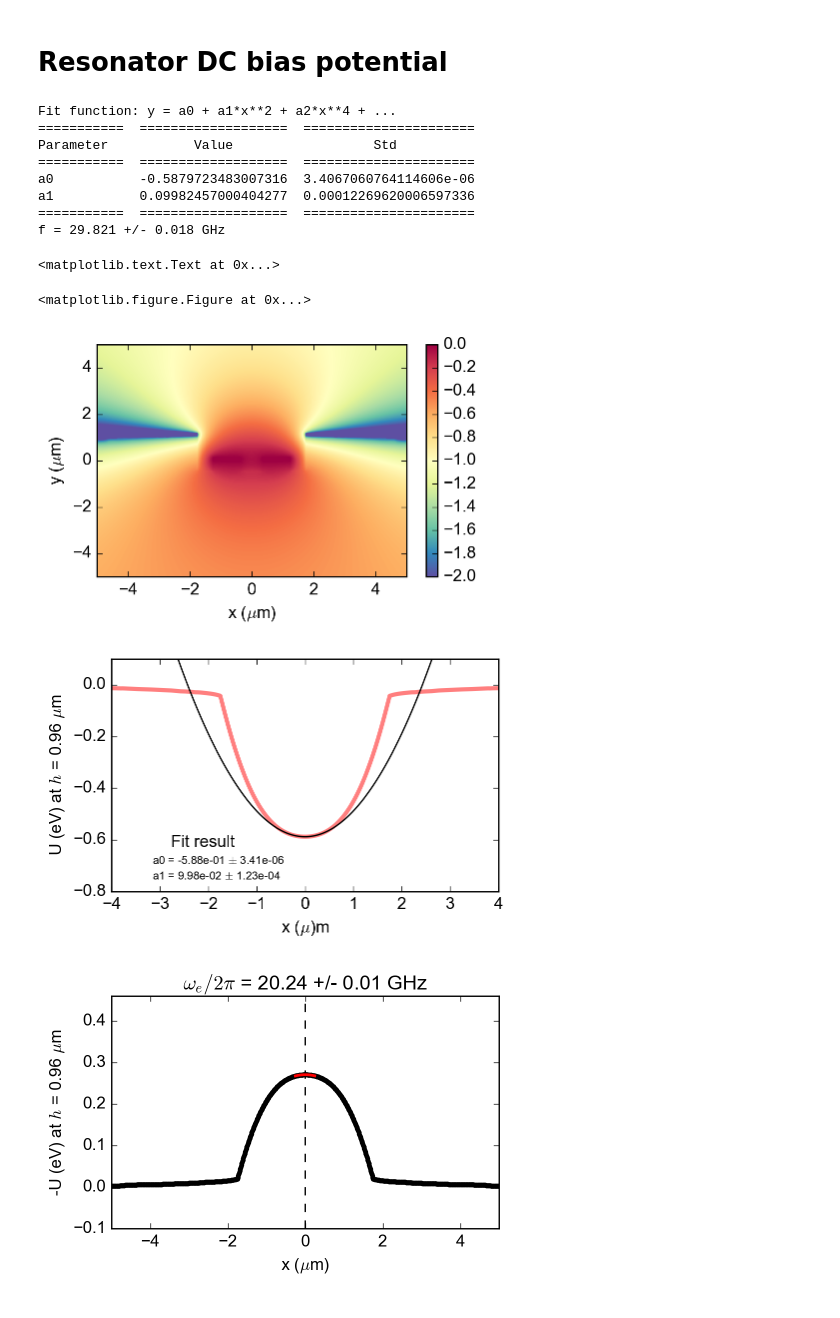
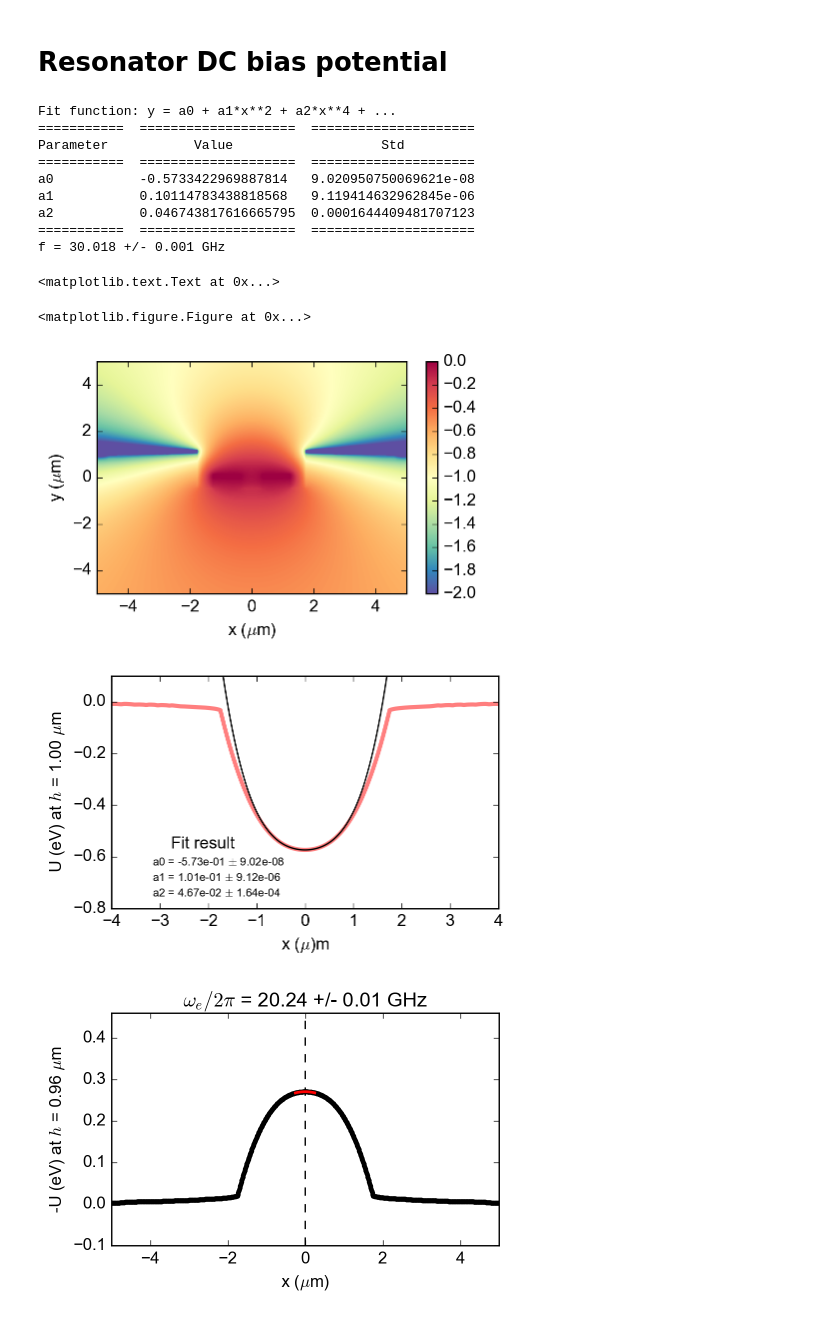
Before and after one commit to gkoolstra/ipython-notebooks, a Jupyter notebook: 20160530 - Master simulation notebook.ipynb, the cells around one changed output. Cells and saved outputs as stored; diff of their text form; code cells hidden in the pictures.

```diff
--- a/20160530 - Master simulation notebook.ipynb
+++ b/20160530 - Master simulation notebook.ipynb
@@ -79,9 +79,3 @@ The mean electric field over the range (-0.25, 0.25) is 0.3237 V/um.
 # Level meter curve
 # %% [markdown]
 Remember that this data needs to come from the simulation in Maxwell from the RF potential and the differential mode. This means one pin should be on a positive voltage, whereas the other pin has the same voltage, but opposite sign.
-# %%
-# Load the data from the dsp file:
-path=r"/Volumes/slab/Gerwin/Electron on helium/Maxwell/M018 Yggdrasil/M018V6/V6.3/RFFieldMagE/channel_1100nm_L3etchT_450nm.dsp"
-#path = r'/mnt/s/_Data/160513 - EonHe M016v5/data/simulation/Maxwell/160525 - Resonator XZ cut/160530 - M016v5 resonator xz cut magE.dsp'
-#path = r'S:\_Data\160513 - EonHe M016v5\data\simulation\Maxwell\160525 - Resonator XZ cut\160530 - M016v5 resonator xz cut magE.dsp'
-elements, nodes, elem_solution, bounding_box = import_data.load_dsp(path)
@@ -449,7 +297,7 @@ path=r"/Volumes/slab/Gerwin/Electron on helium/Maxwell/M018 Yggdrasil/M018V6/V6.
 #path = r'S:\_Data\160513 - EonHe M016v5\data\simulation\Maxwell\160525 - Resonator XZ cut\160530 - M016v5 resonator xz cut magE.dsp'
 elements, nodes, elem_solution, bounding_box = import_data.load_dsp(path)
 # %%
-h = 0.96
+h = 1
 fitdomain=(-0.25, 0.25)
 
 xeval = anneal.construct_symmetric_y(-5, 501)
@@ -477,44 +325,44 @@ y_symmetric[:, xsize:] = yinterp
 
 plt.figure(figsize=(5.,3.))
 common.configure_axes(12)
 plt.pcolormesh(x_symmetric, y_symmetric, np.log10(Uinterp_symmetric), cmap=plt.cm.Spectral_r, vmin=-2, vmax=0)
 plt.colorbar()
 plt.xlabel("x ($\mu$m)")
 plt.ylabel("y ($\mu$m)")
 plt.xlim(np.min(x_symmetric), np.max(x_symmetric))
 plt.ylim(np.min(y_symmetric), np.max(y_symmetric))
 
 index = common.find_nearest(y_symmetric[:, 0], h)
-
-
 plt.figure(figsize=(5.,3.))
 common.configure_axes(12)
 plt.plot(x_symmetric[index, :], -Uinterp_symmetric[index, :], '-', color='r', alpha=0.5, lw=3)
 ax = plt.gca()
 ax.set_axis_bgcolor('none')
-fr, ferr = kfit.fit_poly(x_symmetric[index, :], -Uinterp_symmetric[index, :], mode='even', fitparams=[0,- 0.01], domain=fitdomain)
+fr, ferr = kfit.fit_poly(x_symmetric[index, :], -Uinterp_symmetric[index, :], mode='even',
+                         fitparams=[0, 0.01, 0.01], domain=fitdomain)
 plt.plot(x_symmetric[index, :], kfit.polyfunc_even(x_symmetric[index, :], *fr), color='k')
 plt.ylim(-0.8, 0.1)
 plt.xlim(-4, 4)
 
 t = trap_analysis.TrapSolver()
 t.get_electron_frequency([fr[0], -fr[1]], [ferr[0], ferr[1]]);
 
 plt.xlabel("x ($\mu$)m")
 plt.ylabel("U (eV) at $h$ = %.2f $\mu$m"%(h))
 # %% [output]
 Fit function: y = a0 + a1*x**2 + a2*x**4 + ...
-===========  ===================  ======================
-Parameter           Value                  Std
-===========  ===================  ======================
-a0           -0.5879723483007316  3.4067060764114606e-06
-a1           0.09982457000404277  0.00012269620006597336
-===========  ===================  ======================
-f = 29.821 +/- 0.018 GHz
+===========  ====================  =====================
+Parameter           Value                   Std
+===========  ====================  =====================
+a0           -0.5733422969887814   9.020950750069621e-08
+a1           0.10114783438818568   9.119414632962845e-06
+a2           0.046743817616665795  0.0001644409481707123
+===========  ====================  =====================
+f = 30.018 +/- 0.001 GHz
 <matplotlib.text.Text at 0x...>
 <matplotlib.figure.Figure at 0x...>
 [figure]
-[figure, old version]
+[figure, new version]
 # %%
 t = trap_analysis.TrapSolver()
 
```
Also changed, not shown: parts of 12 cells of this notebook.
